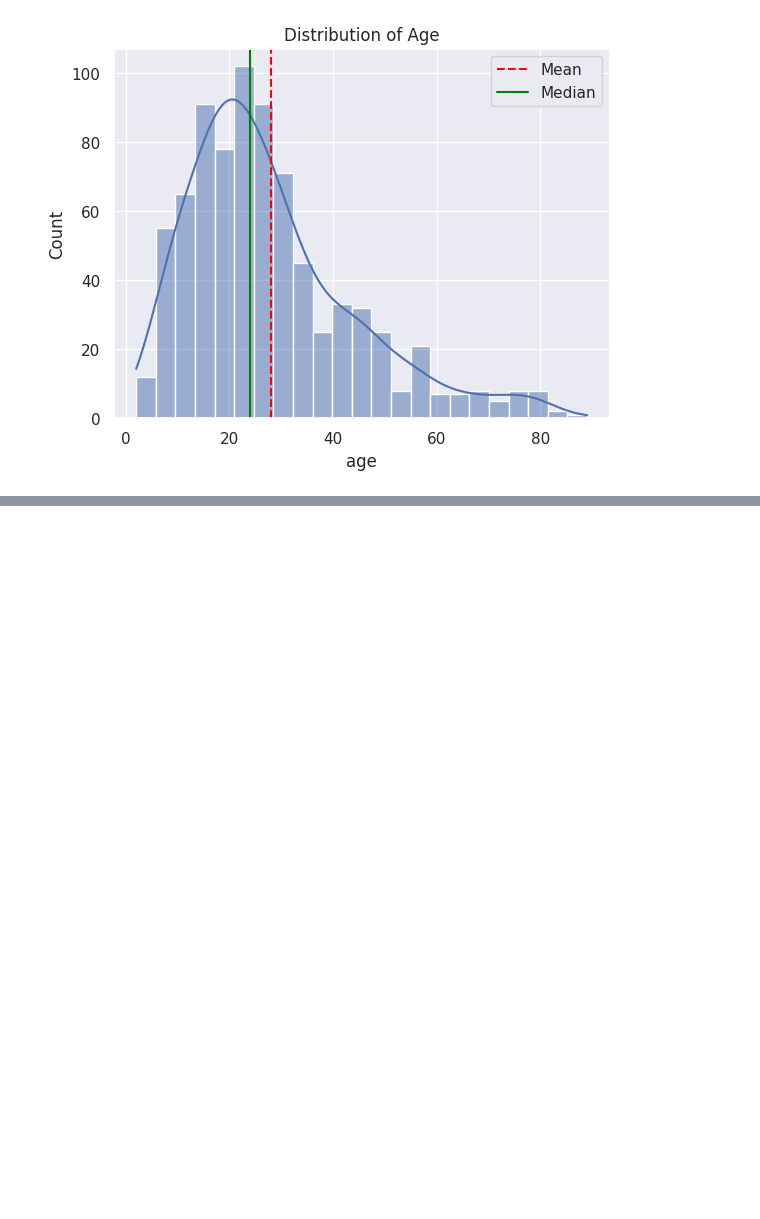
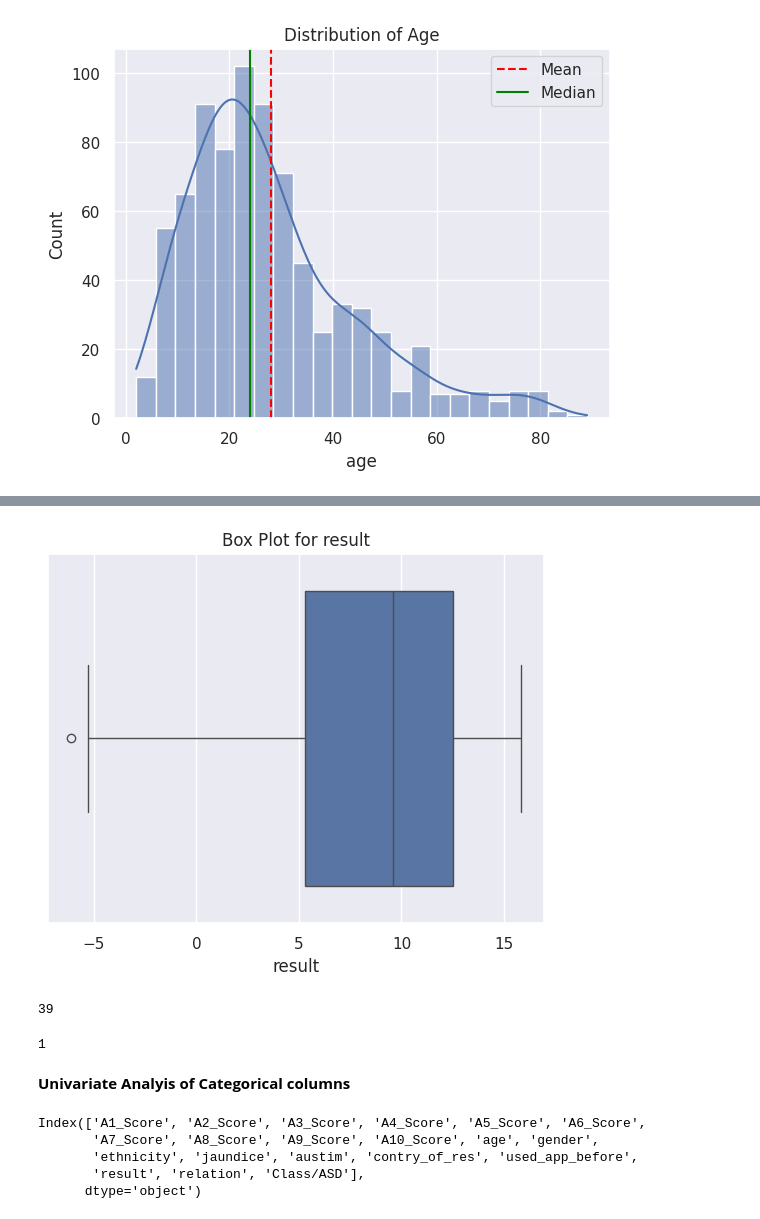
Before and after one commit to SRARNAB7/HDS_5320_Group_Project, a Jupyter notebook: Autism_Prediction.ipynb, the cells around one changed output, grey strips where cells are left out. Saved outputs shown, nothing was run; the diff lists cells and outputs as text; code cells hidden in the pictures; blank space fills up the shorter version.

```diff
--- a/Autism_Prediction.ipynb
+++ b/Autism_Prediction.ipynb
@@ -169,0 +197,8 @@ plt.show()
+# %%
+#Box Plot
+sns.boxplot(x=df["result"])
+plt.title("Box Plot for result")
+plt.xlabel("result")
+plt.show()
+# %% [output]
+[figure, added]
@@ -169,0 +215,4 @@ plt.show()
+# %%
+len(age_outliers)
+# %% [output]
+39
@@ -169,0 +229,14 @@ plt.show()
+# %%
+len(result_outliers)
+# %% [output]
+1
+# %% [markdown]
+**Univariate Analyis of Categorical columns**
+# %%
+df.columns
+# %% [output]
+Index(['A1_Score', 'A2_Score', 'A3_Score', 'A4_Score', 'A5_Score', 'A6_Score',
+       'A7_Score', 'A8_Score', 'A9_Score', 'A10_Score', 'age', 'gender',
+       'ethnicity', 'jaundice', 'austim', 'contry_of_res', 'used_app_before',
+       'result', 'relation', 'Class/ASD'],
+      dtype='object')
```
Also changed, not shown: parts of 10 cells of this notebook.
